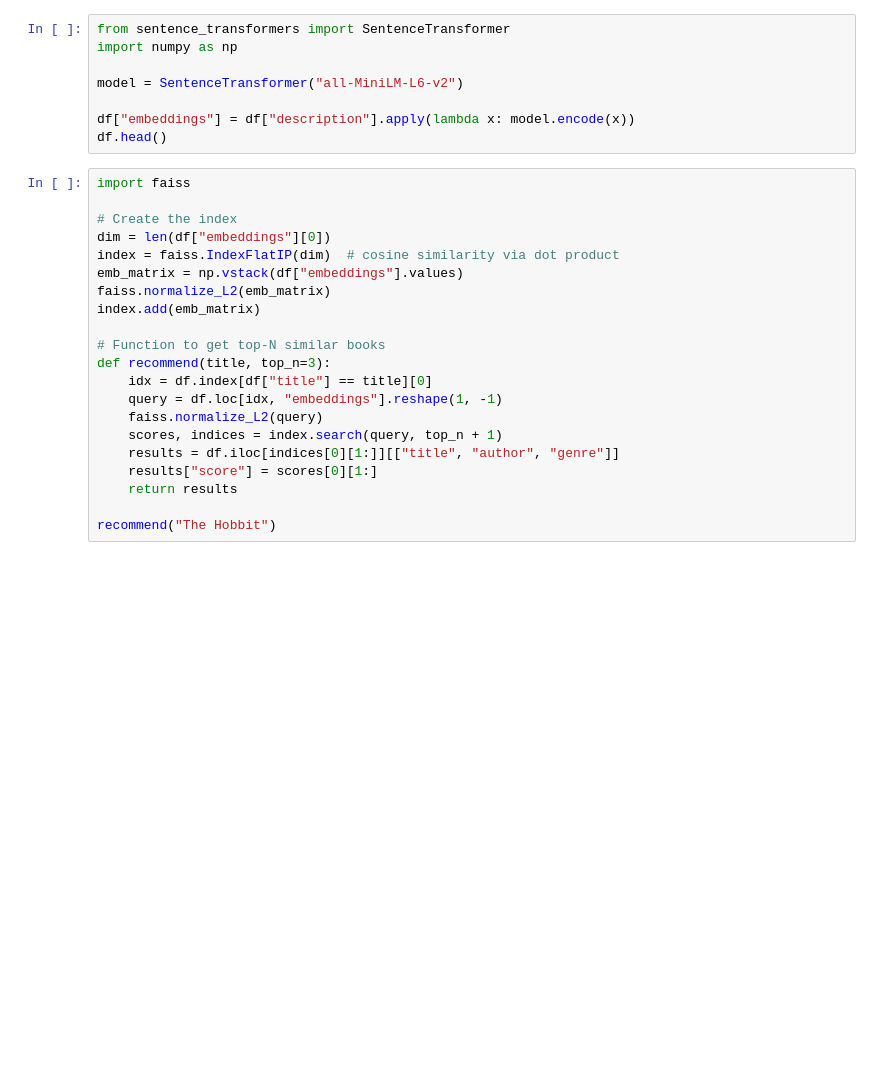
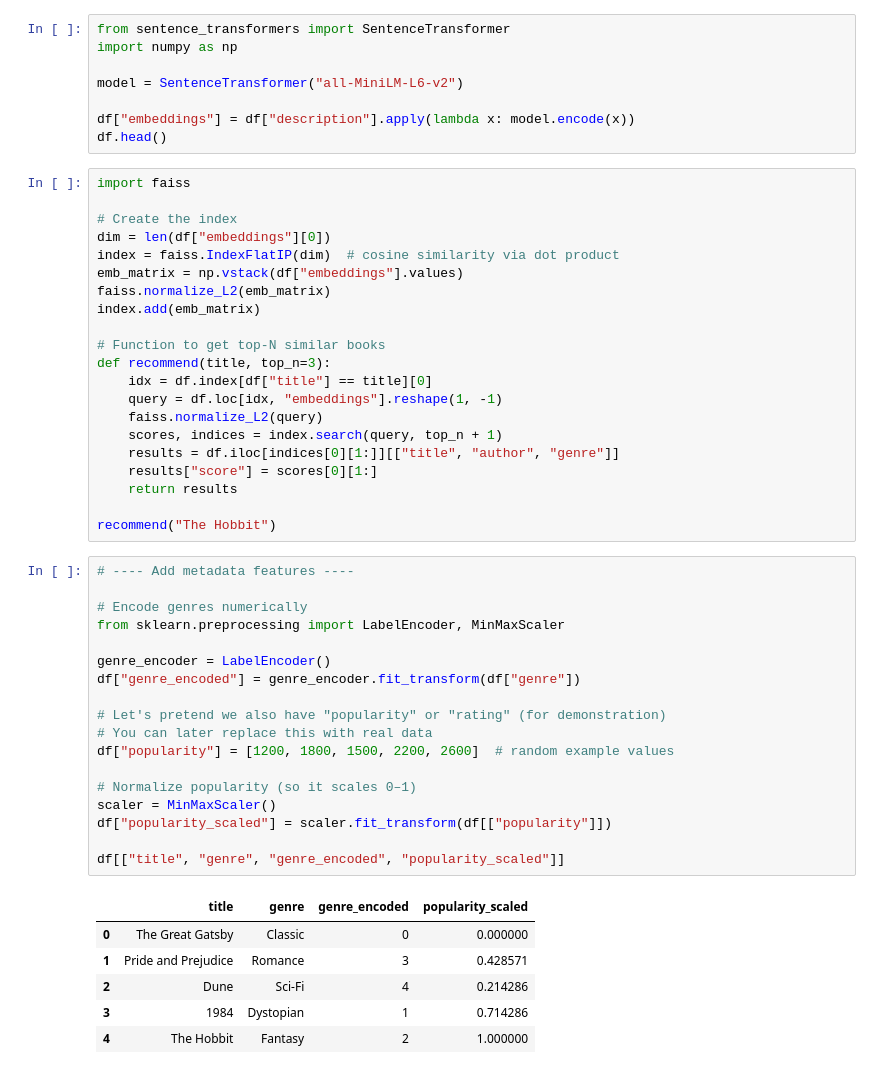
Before and after one commit to busraguven/book-recommender, a Jupyter notebook: book_recommender.ipynb, the cells around one changed output. Saved outputs shown, nothing was run; the diff lists cells and outputs as text; blank space fills up the shorter version.

```diff
--- a/book_recommender.ipynb
+++ b/book_recommender.ipynb
@@ -53,3 +53,28 @@ def recommend(title, top_n=3):
     return results
 
 recommend("The Hobbit")
+# %%
+# ---- Add metadata features ----
+
+# Encode genres numerically
+from sklearn.preprocessing import LabelEncoder, MinMaxScaler
+
+genre_encoder = LabelEncoder()
+df["genre_encoded"] = genre_encoder.fit_transform(df["genre"])
+
+# Let's pretend we also have "popularity" or "rating" (for demonstration)
+# You can later replace this with real data
+df["popularity"] = [1200, 1800, 1500, 2200, 2600]  # random example values
+
+# Normalize popularity (so it scales 0–1)
+scaler = MinMaxScaler()
+df["popularity_scaled"] = scaler.fit_transform(df[["popularity"]])
+
+df[["title", "genre", "genre_encoded", "popularity_scaled"]]
+# %% [output]
+|  | title | genre | genre_encoded | popularity_scaled |
+| 0 | The Great Gatsby | Classic | 0 | 0.000000 |
+| 1 | Pride and Prejudice | Romance | 3 | 0.428571 |
+| 2 | Dune | Sci-Fi | 4 | 0.214286 |
+| 3 | 1984 | Dystopian | 1 | 0.714286 |
+| 4 | The Hobbit | Fantasy | 2 | 1.000000 |
```
Also changed, not shown: parts of 8 cells of this notebook.
